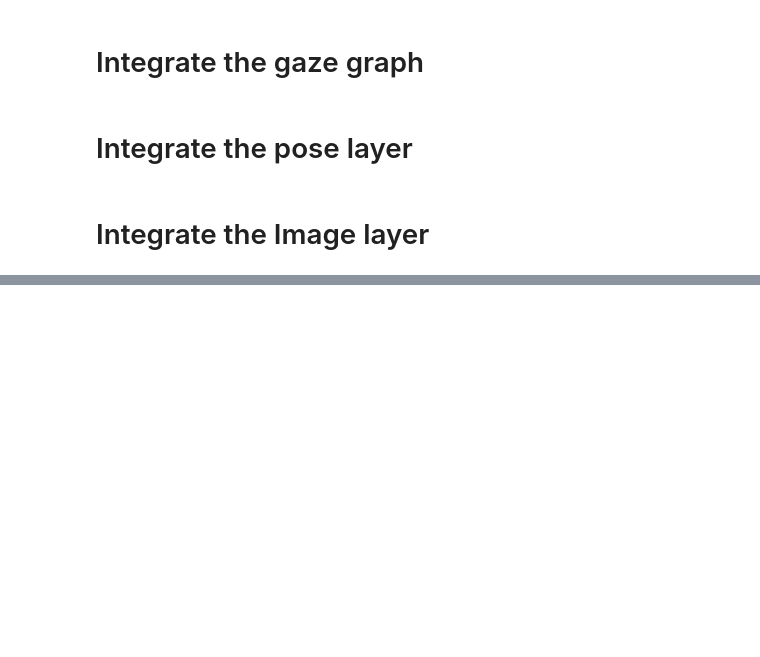
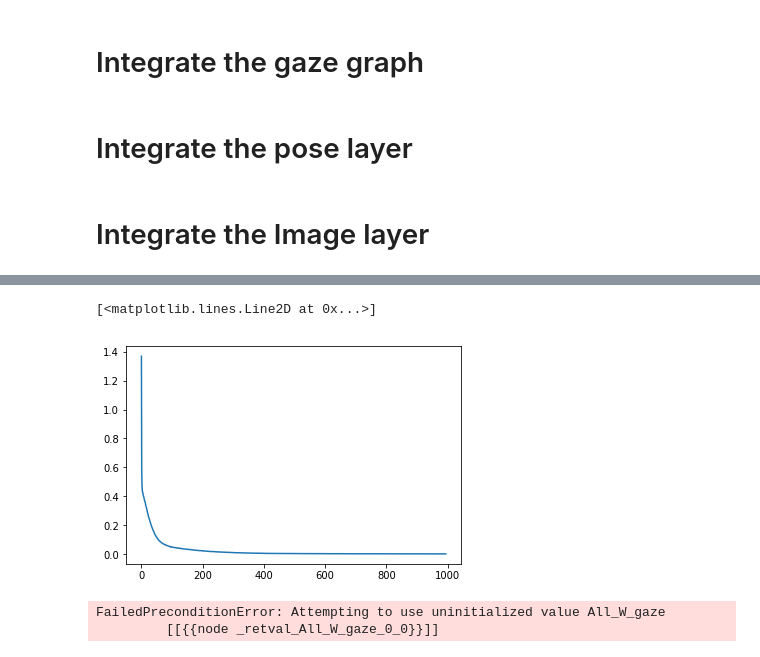
Before and after one commit to yw0nam/Eye_tracking, a Jupyter notebook: Toy_model.ipynb, the cells around one changed output, grey strips where cells are left out. Drawn from its saved outputs; the diff is of its cells as text; code cells hidden in the pictures; blank space fills up the shorter version.

Commit message:
temp

```diff
--- a/Toy_model.ipynb
+++ b/Toy_model.ipynb
@@ -38,9 +38,9 @@ def label_extraction(path, screen_path):
     data_frame['Screen_y'] = df_anno[:][25] / screen['height_pixel'][0][0]
     return data_frame
 # %%
-data_test = data_extraction('C:/MPIIGaze/MPIIGaze/Data/Normalized/p00/day01.mat')
-label_text = label_extraction('C:/MPIIGaze/MPIIGaze/Data/Original/p00/day01/annotation.txt',
-                             'C:/MPIIGaze/MPIIGaze/Data/Original/p00/Calibration/screenSize.mat')
+data_test = data_extraction('../Data/MPIIGaze/Data/Normalized/p00/day01.mat')
+label_text = label_extraction('../Data/MPIIGaze/Data/Original/p00/day01/annotation.txt',
+                             '../Data/MPIIGaze/Data/Original/p00/Calibration/screenSize.mat')
 # %%
 data_test[1][0].shape
 # %% [output]
@@ -240,6 +254,8 @@ cost = tf.reduce_mean(tf.square(logits-Y))
 
 optimizer = tf.train.AdamOptimizer(learning_rate=learning_rate).minimize(cost)
 
+for var in tf.trainable_variables():
+    tf.summary.histogram(var.op.name, var)
+
 merge = tf.summary.merge_all()
-
-tf.summary.scalar("loss", cost)
+saver = tf.train.Saver()
@@ -251,10 +266,12 @@ for var in tf.trainable_variables():
 # %%
-with tf.Session() as sess:
+cost_graph = []
+with tf.device('/gpu:0'):
+    sess = tf.Session()
     sess.run(tf.global_variables_initializer())
 
     global_step = 0
 
-    writer = tf.summary.FileWriter('../log/')
+    writer = tf.summary.FileWriter('../temp/graph/graph_summary')
     writer.add_graph(sess.graph)
 
     print('Learning started. It takes sometime.')
@@ -262,12 +279,15 @@ with tf.Session() as sess:
         feed_dict = {X_right: RE_img_data,X_left: LE_img_data,
                      X_gaze_r:RE_gaze_data, X_gaze_l:LE_gaze_data,
                      X_pose_r:RE_pose_data, X_pose_l:LE_pose_data,
-                     Y:dataset_label, keep_prob: 0.8}
-        s, _ = sess.run([merge, optimizer], feed_dict=feed_dict)
+                     Y:dataset_label, keep_prob: 0.7}
+        s, _ = sess.run([merge, optimizer], feed_dict=feed_dict)   #For Tensorboard
         writer.add_summary(s, global_step=global_step)
         global_step += 1
+        c = sess.run(cost, feed_dict=feed_dict)                    #For Train Variables
+        cost_graph.append(c)
         if i % 100 == 0:
-             print('step: {0} cost:{1}'.format(i, c))
+            print('step: {0} cost:{1}'.format(i, c))
+            save_path = saver.save(sess,'../temp/variables/tensor_variables.ckpt')
 
     print('Learning Finished!')
 # %% [output]
@@ -274,0 +298,5 @@ TypeError: The passed graph must be an instance of `Graph` or the deprecated `Gr
+# %%
+plt.plot(cost_graph)
+# %% [output]
+[<matplotlib.lines.Line2D at 0x...>]
+[figure, added]
@@ -274,0 +305,6 @@ TypeError: The passed graph must be an instance of `Graph` or the deprecated `Gr
+# %%
+with tf.Session() as sess:
+    print("v1 : %s" % All_W_gaze.eval())
+# %% [output]
+FailedPreconditionError: Attempting to use uninitialized value All_W_gaze
+         [[{{node _retval_All_W_gaze_0_0}}]]
```
Also changed, not shown: parts of 6 cells of this notebook, 1 other file.
